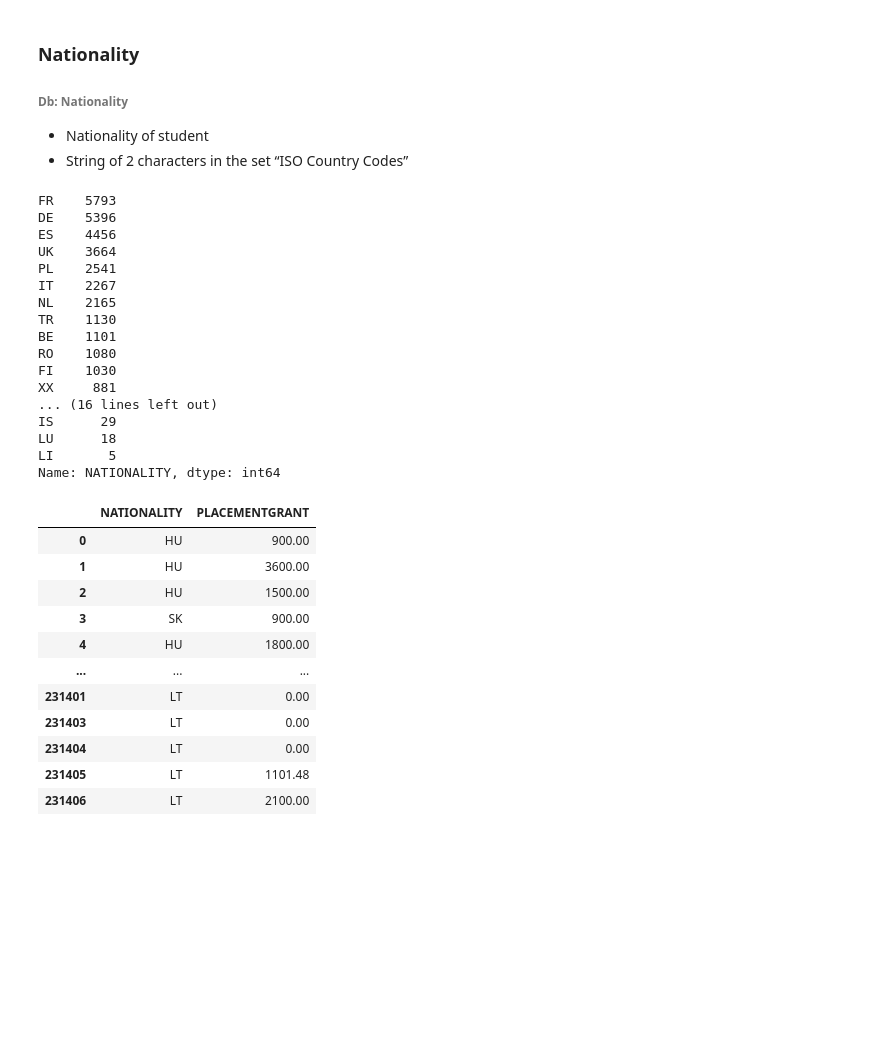
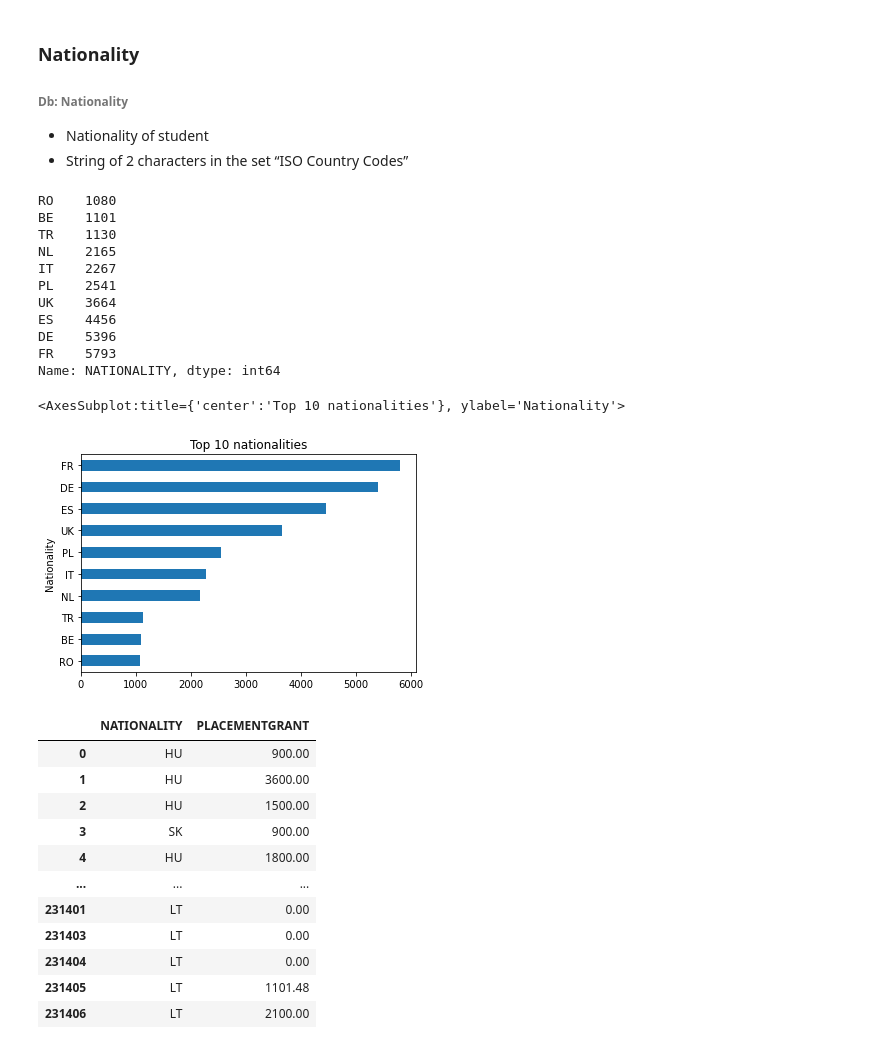
Before and after one commit to tunamnt/Studen-Mobility-2010, a Jupyter notebook: Studen_Mobility_2010.ipynb, the cells around one changed output. Saved outputs shown, nothing was run; the diff lists cells and outputs as text; code cells hidden in the pictures; blank space fills up the shorter version.

```diff
--- a/Studen_Mobility_2010.ipynb
+++ b/Studen_Mobility_2010.ipynb
@@ -273,25 +292,25 @@ pd.pivot_table(gender_grant, values='PLACEMENTGRANT', index=['GENDER'],  aggfunc
 - Nationality of student
 - String of 2 characters in the set “ISO Country Codes”
 # %%
-new_data.NATIONALITY.value_counts()
+national = new_data.NATIONALITY.value_counts().nlargest(10).sort_values(ascending = True)
+national
 # %% [output]
+RO    1080
+BE    1101
+TR    1130
+NL    2165
+IT    2267
+PL    2541
+UK    3664
+ES    4456
+DE    5396
 FR    5793
-DE    5396
-ES    4456
-UK    3664
-PL    2541
-IT    2267
-NL    2165
-TR    1130
-BE    1101
-RO    1080
-FI    1030
-XX     881
-... (16 lines left out)
-IS      29
-LU      18
-LI       5
 Name: NATIONALITY, dtype: int64
+# %%
+national.plot.barh(xlabel='Nationality', rot = 0, title = 'Top 10 nationalities')
+# %% [output]
+<AxesSubplot:title={'center':'Top 10 nationalities'}, ylabel='Nationality'>
+[figure, added]
 # %%
 nationality_grant=new_data[["NATIONALITY","PLACEMENTGRANT"]]
 nationality_grant
```
Also changed, not shown: parts of 14 cells of this notebook.
